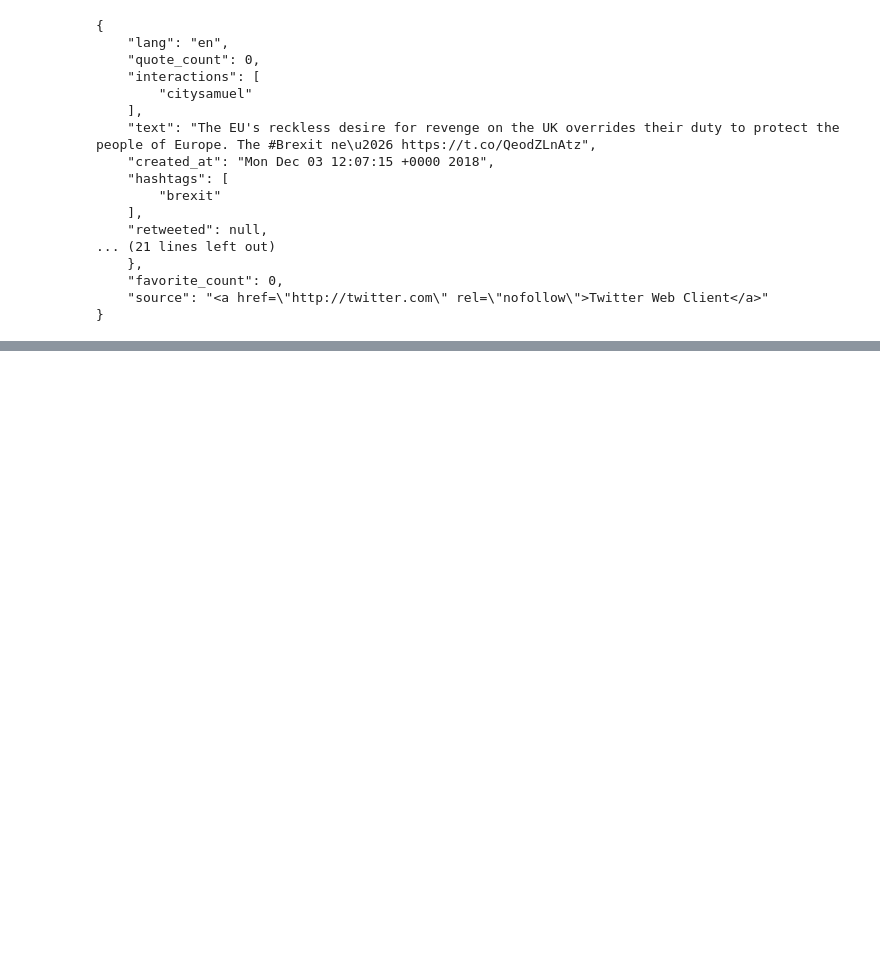
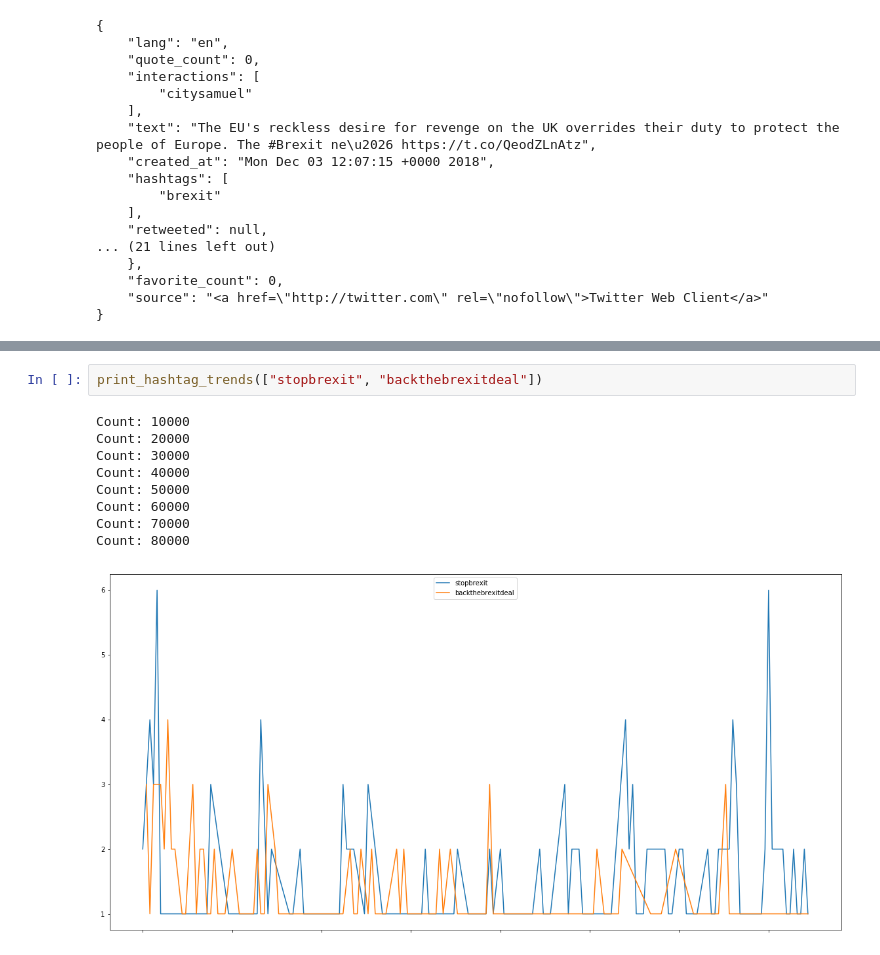
Before and after one commit to r0zetta/twitter_analysis_tools, a Jupyter notebook: gatherer_analysis.ipynb, the cells around one changed output, grey strips where cells are left out. Saved outputs shown, nothing was run; the diff lists cells and outputs as text; blank space fills up the shorter version.

```diff
--- a/gatherer_analysis.ipynb
+++ b/gatherer_analysis.ipynb
@@ -309 +424,13 @@ Count: 50000
+# %%
+print_hashtag_trends(["stopbrexit", "backthebrexitdeal"])
+# %% [output]
+Count: 10000
+Count: 20000
+Count: 30000
+Count: 40000
+Count: 50000
+Count: 60000
+Count: 70000
+Count: 80000
+[figure, added]
 # %%
```
Also changed, not shown: parts of 16 cells of this notebook.
